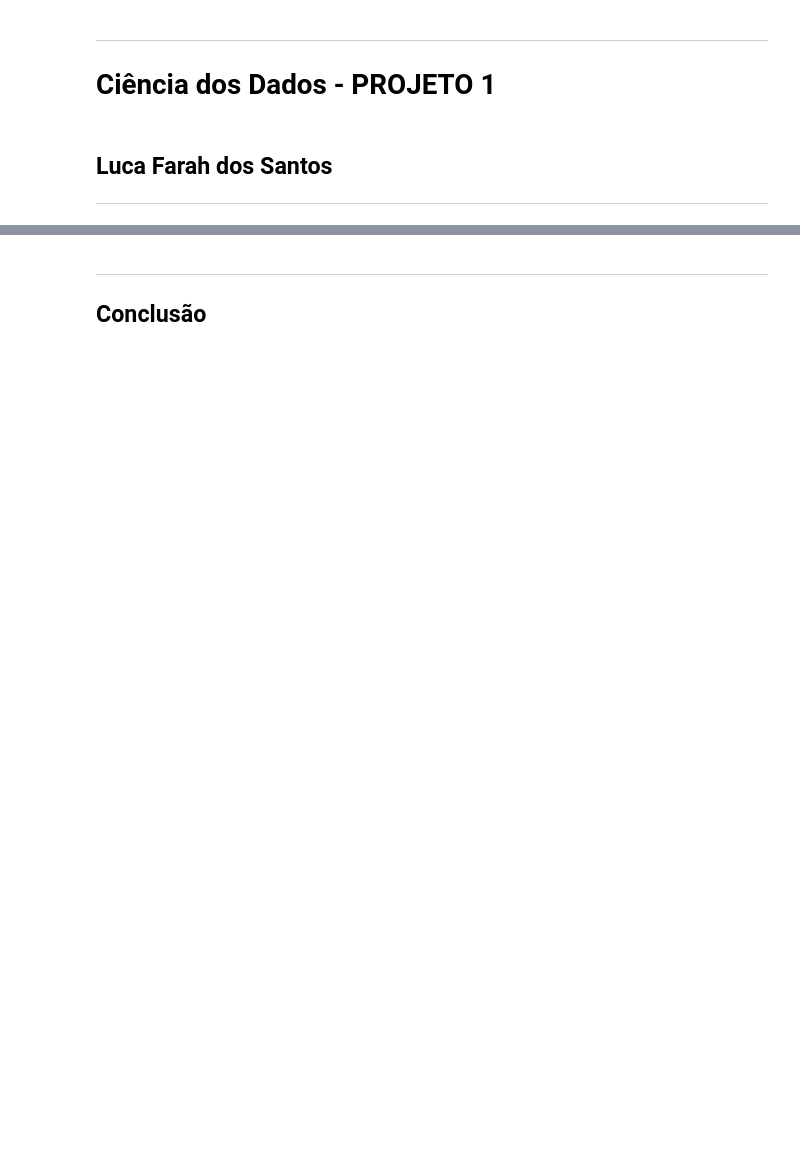
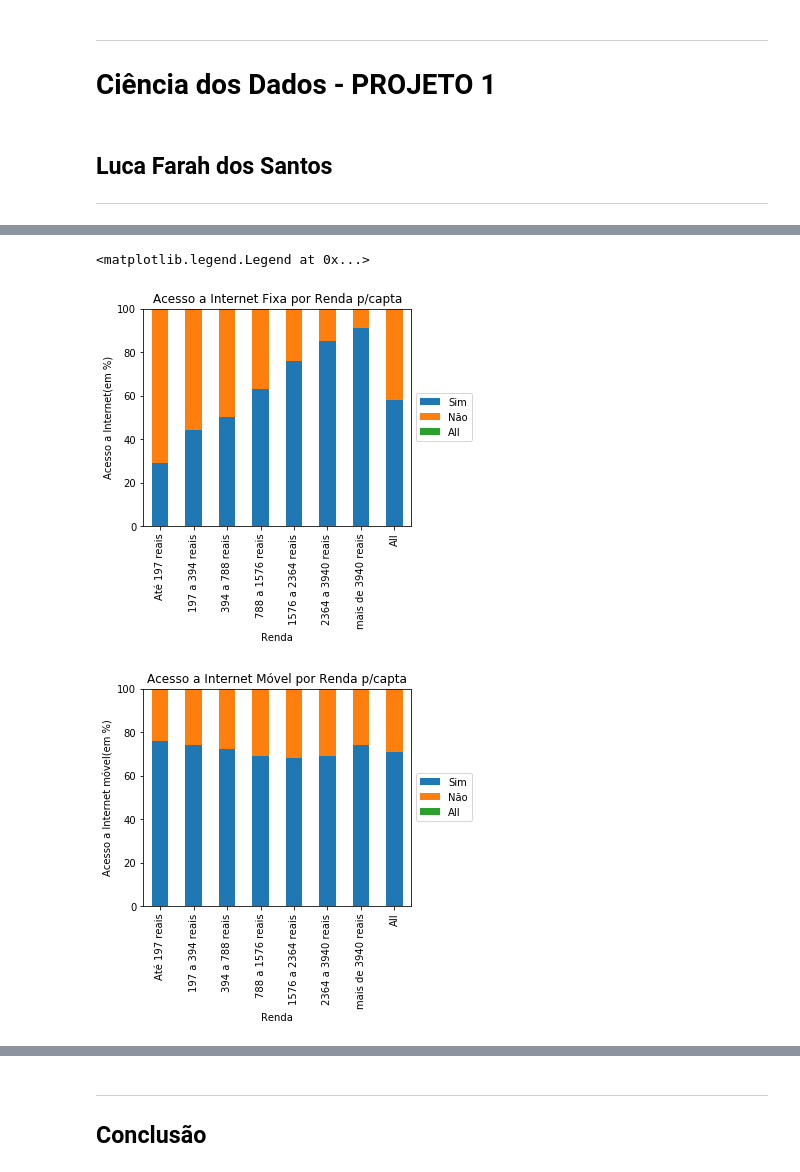
Before and after one commit to lucafs/Projeto-1-ciencia-dos-dados, a Jupyter notebook: Projeto1 Layout.ipynb, the cells around one changed output, grey strips where cells are left out. Cells and saved outputs as stored; diff of their text form; code cells hidden in the pictures; blank space fills up the shorter version.

```diff
--- a/Projeto1 Layout.ipynb
+++ b/Projeto1 Layout.ipynb
@@ -68,0 +36,79 @@ Dados: R$ 788,00 salario minimo
+# %%
+#Se usar o arquivo descompactado
+dados=pd.read_csv('DOM2015.csv',sep=',')
+dados15=dados[(dados.V4622 > 0) & (dados.V4622 < 9)]
+
+def UrbanoRural(linha):
+    if(linha==1 or linha==2 or linha==3):
+        return "Urbana"
+    if (linha ==3 or linha==4 or linha==5 or linha==6 or linha==7 or linha==8):
+        return "Rural"
+df=pd.DataFrame({'Renda':dados15.V4622,'Regiao':dados15.V4105,
+                 'O acesso à 3G ou 4G':dados15.V02424,'Internet':dados15.V02322})
+df.Internet = df.Internet.astype('category')
+df.Renda = df.Renda.astype('category')
+df.Renda.cat.categories=('Até 197 reais','197 a 394 reais','394 a 788 reais','788 a 1576 reais','1576 a 2364 reais','2364 a 3940 reais','mais de 3940 reais')
+df['O acesso à 3G ou 4G'] = df['O acesso à 3G ou 4G'].astype('category')
+df['O acesso à 3G ou 4G'].cat.categories = ('Sim','Não')
+df.Internet.cat.categories = ('Sim','Não')
+df.dropna()
+df.Regiao=df.Regiao.apply(UrbanoRural)
+
+
+
+def percConvert(tab):
+  return (tab/float(tab[-1])*100).round(decimals=0)
+ct=pd.crosstab(df.Internet,df.Renda,margins=True,rownames=['Internet'], colnames=['Renda']).apply(percConvert, axis=0)
+ct = ct.iloc[0:5,:]
+plot = ct.iloc[0:3,].T.plot(kind='bar', stacked=True,title='Acesso a Internet Fixa por Renda p/capta')
+plot.set_ylim([0, 100])
+#Para legenda ficar fora do gráfico
+ax = plt.subplot(111)
+box = ax.get_position()
+ax.set_position([box.x0, box.y0, box.width * 0.8, box.height])
+ax.legend(loc='center left', bbox_to_anchor=(1, 0.5))
+
+
+
+
+plt.ylabel('Acesso a Internet(em %)')
+ct2=pd.crosstab(df['O acesso à 3G ou 4G'],df.Renda,margins=True,rownames=['Internet'], colnames=['Renda']).apply(percConvert, axis=0)
+ct2 = ct2.iloc[0:5,:]
+plot = ct2.iloc[0:3,].T.plot(kind='bar', stacked=True,title='Acesso a Internet Móvel por Renda p/capta')
+plot.set_ylim([0, 100])
+plt.ylabel('Acesso a Internet móvel(em %)')
+#Para legenda ficar fora do gráfico
+ax = plt.subplot(111)
+box = ax.get_position()
+ax.set_position([box.x0, box.y0, box.width * 0.8, box.height])
+ax.legend(loc='center left', bbox_to_anchor=(1, 0.5))
+
+
+ct3=pd.crosstab(df.Internet,[df.Renda,df.Regiao],margins=True,rownames=['Internet'], colnames=['Regiao','Renda']).apply(percConvert, axis=0)
+ct3 = ct3.iloc[0:5,:]
+ct3
+plot = ct3.iloc[0:3,].T.plot(kind='bar',figsize=(10,7), stacked=True,title='Acesso a Internet Fixa por Renda p/capta por Região')
+plot.set_ylim([0, 100])
+plt.ylabel('Acesso a Internet(em %)')
+#Para legenda ficar fora do gráfico
+ax = plt.subplot(111)
+box = ax.get_position()
+ax.set_position([box.x0, box.y0, box.width * 0.8, box.height])
+ax.legend(loc='center left', bbox_to_anchor=(1, 0.5))
+
+
+ct4=pd.crosstab(df['O acesso à 3G ou 4G'],[df.Renda,df.Regiao],margins=True,rownames=['Internet'],colnames=['Regiao','Renda']).apply(percConvert, axis=0)
+ct4 = ct4.iloc[0:5,:]
+ct4
+plot = ct4.iloc[0:3,].T.plot(kind='bar',figsize=(10,7), stacked=True,title='Acesso a Internet Móvel por Renda p/capta por Região')
+plot.set_ylim([0, 100])
+plt.ylabel('Acesso a Internet(em %)')
+#Para legenda ficar fora do gráfico
+ax = plt.subplot(111)
+box = ax.get_position()
+ax.set_position([box.x0, box.y0, box.width * 0.8, box.height])
+ax.legend(loc='center left', bbox_to_anchor=(1, 0.5))
+# %% [output]
+<matplotlib.legend.Legend at 0x...>
+[figure, added]
+[figure, added]
```
Also changed, not shown: parts of 30 cells of this notebook, 2 other files.
